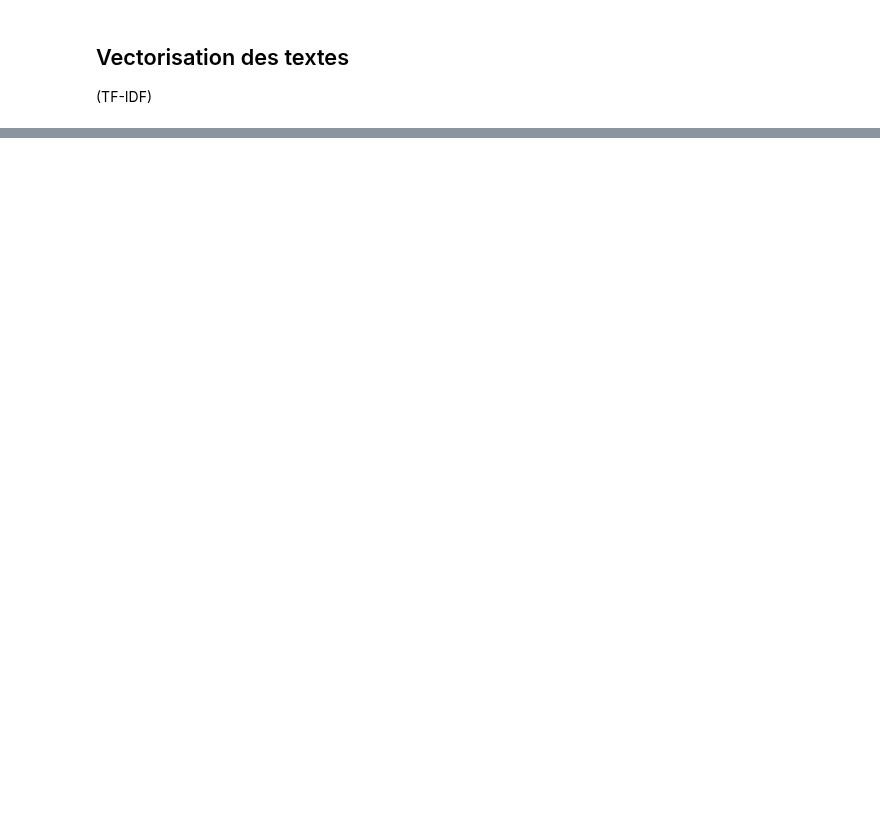
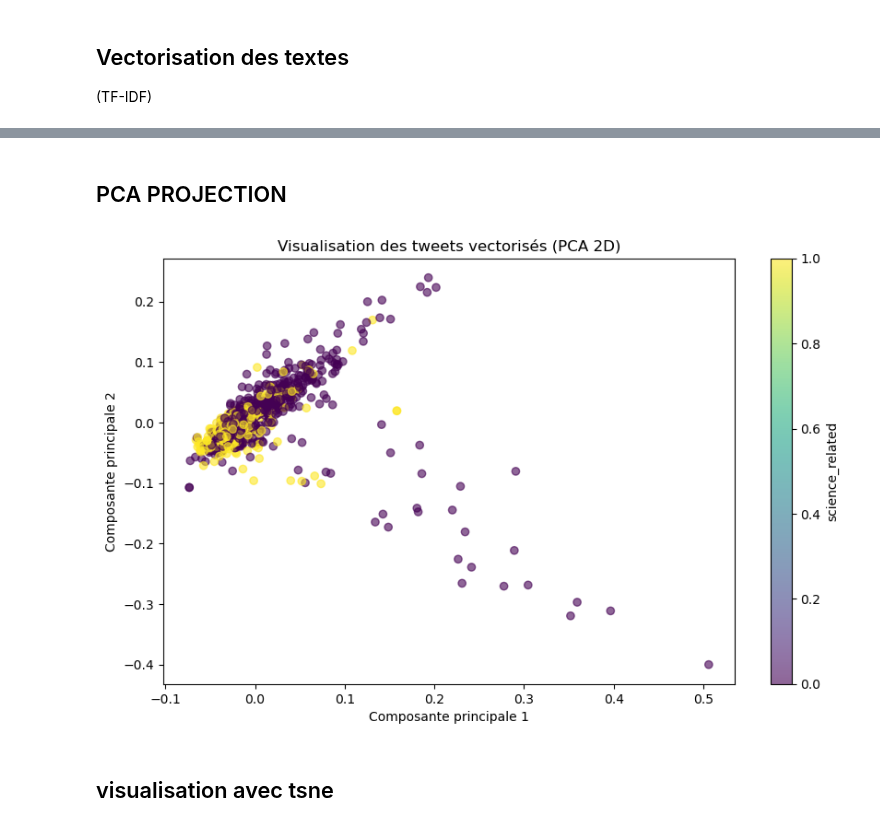
Before and after one commit to RaphaelRibes/machine-learning, a Jupyter notebook: notebook.ipynb, the cells around one changed output, grey strips where cells are left out. Drawn from its saved outputs; the diff is of its cells as text; code cells hidden in the pictures; blank space fills up the shorter version.

Commit message:
modification de lemmatization+qlq model de classif

```diff
--- a/notebook.ipynb
+++ b/notebook.ipynb
@@ -302,0 +276,18 @@ plt.show()
+# %%
+from sklearn.feature_extraction.text import TfidfVectorizer
+from sklearn.model_selection import train_test_split
+from imblearn.over_sampling import SMOTE
+
+# Diviser les données en ensembles d'entraînement et de test
+X = dataset['text_lemmatized']  # Utiliser uniquement la colonne 'text' comme feature
+y_binary = dataset['science_related']  # Étiquette binaire (scientifique ou non)
+
+# Diviser les données AVANT la vectorisation
+X_train, X_test, y_train, y_test = train_test_split(X, y_binary, test_size=0.2, random_state=42)
+
+# Vectorisation : apprendre le vocabulaire et les poids TF-IDF uniquement sur les données d'entraînement
+vectorizer = TfidfVectorizer(ngram_range=(1, 2), max_features=10000000)
+X_train_vec = vectorizer.fit_transform(X_train)  # Apprentissage et transformation sur l'entraînement
+
+# Appliquer la transformation aux données de test (sans réapprendre)
+X_test_vec = vectorizer.transform(X_test)
@@ -302,0 +324,22 @@ plt.show()
+# %% [markdown]
+## PCA PROJECTION
+# %%
+from sklearn.decomposition import PCA
+import matplotlib.pyplot as plt
+
+# Réduire la dimension à 2D avec PCA
+pca = PCA(n_components=2)
+X_train_pca = pca.fit_transform(X_train_vec.toarray())  # Convertir la matrice creuse en tableau dense
+
+# Visualiser les données en 2D
+plt.figure(figsize=(10, 6))
+plt.scatter(X_train_pca[:, 0], X_train_pca[:, 1], c=y_train, cmap='viridis', alpha=0.6)
+plt.colorbar(label='science_related')
+plt.title('Visualisation des tweets vectorisés (PCA 2D)')
+plt.xlabel('Composante principale 1')
+plt.ylabel('Composante principale 2')
+plt.show()
+# %% [output]
+[figure, added]
+# %% [markdown]
+## visualisation avec tsne
```
Also changed, not shown: parts of 32 cells of this notebook.
